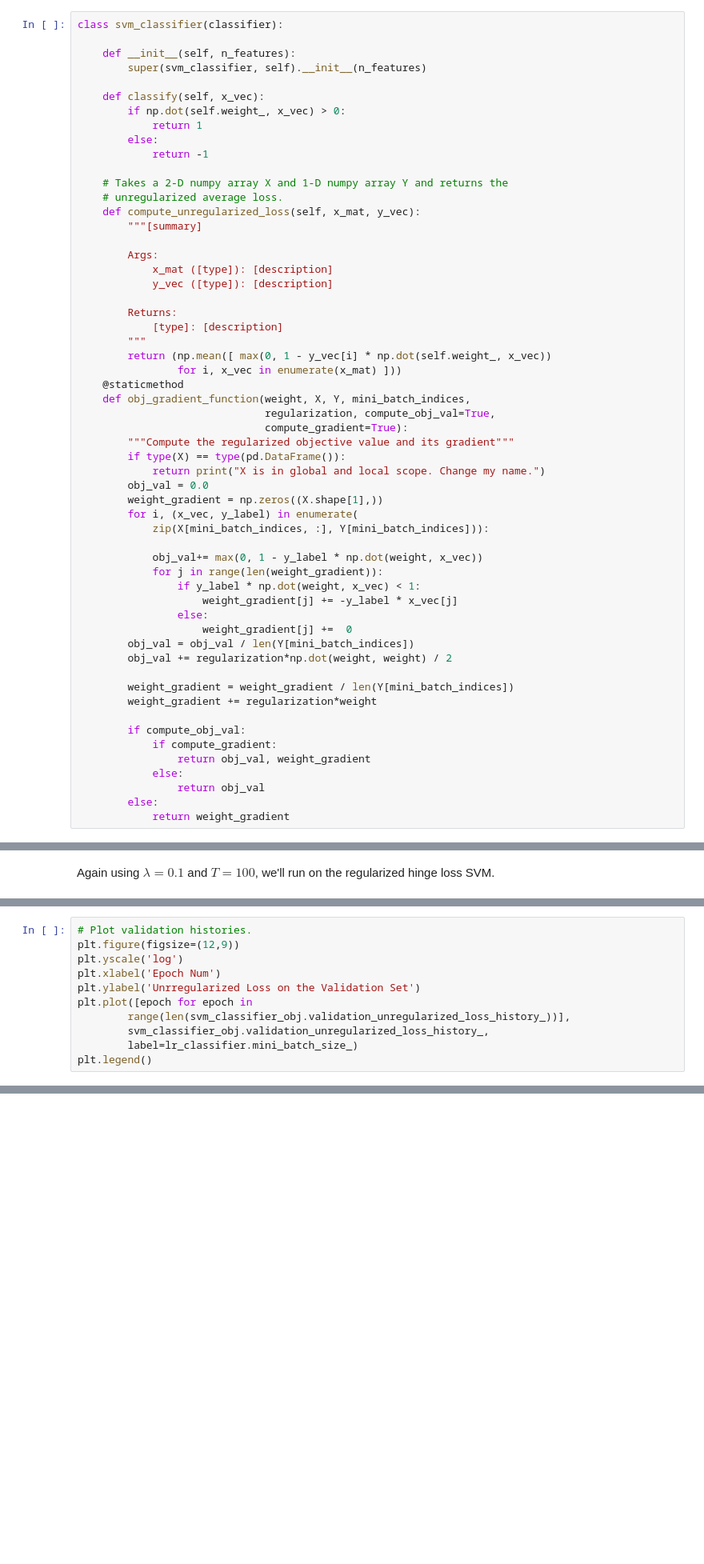
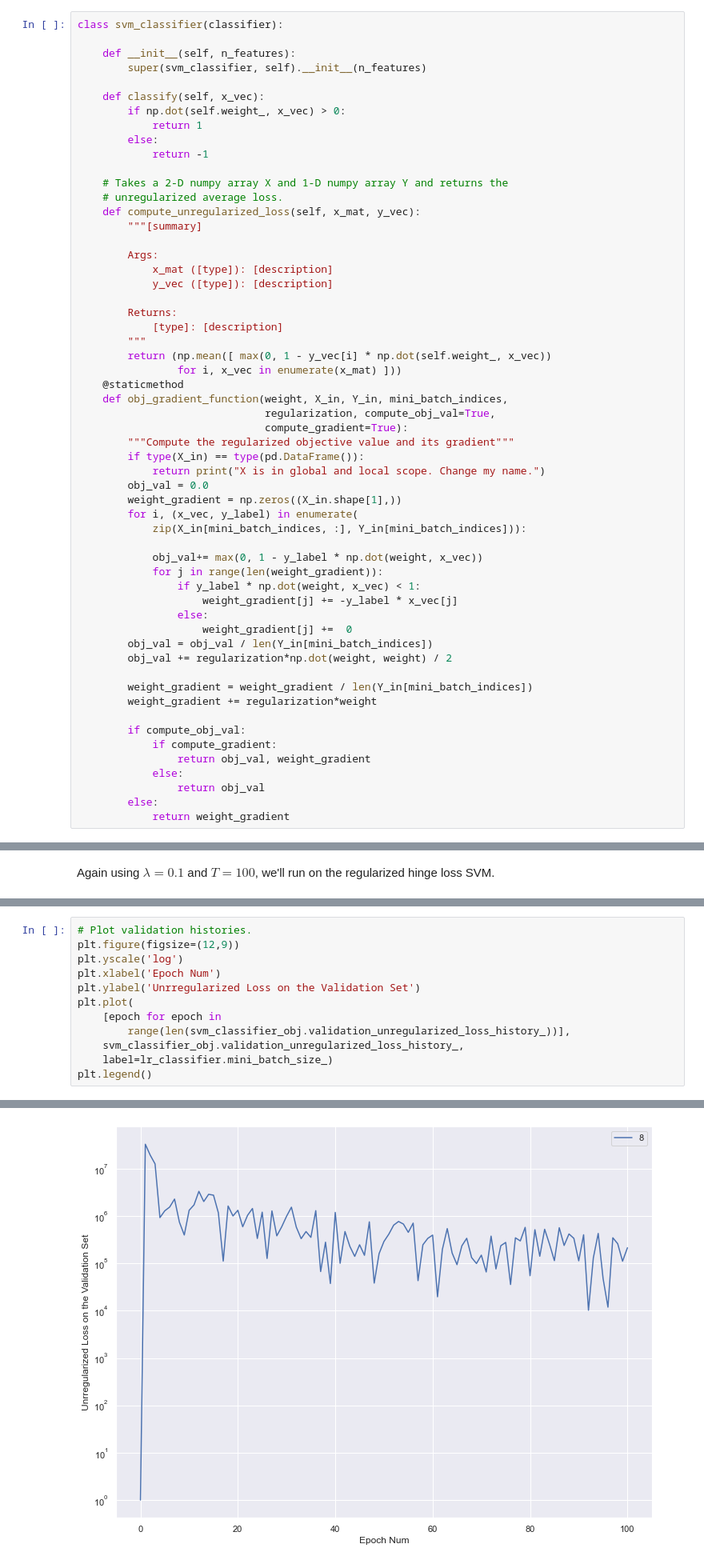
Before and after one commit to Unique-Divine/Click-Through-Rate-Prediction, a Jupyter notebook: CTR Prediction with Stochastic Gradient Descent.ipynb, the cells around one changed output, grey strips where cells are left out. Shown: that part at 80% size. Saved outputs shown, nothing was run; the diff lists cells and outputs as text; blank space fills up the shorter version.

```diff
--- a/CTR Prediction with Stochastic Gradient Descent.ipynb
+++ b/CTR Prediction with Stochastic Gradient Descent.ipynb
@@ -783,16 +785,16 @@ class svm_classifier(classifier):
         return (np.mean([ max(0, 1 - y_vec[i] * np.dot(self.weight_, x_vec))
                 for i, x_vec in enumerate(x_mat) ]))
     @staticmethod
-    def obj_gradient_function(weight, X, Y, mini_batch_indices,
+    def obj_gradient_function(weight, X_in, Y_in, mini_batch_indices,
                               regularization, compute_obj_val=True,
                               compute_gradient=True):
         """Compute the regularized objective value and its gradient"""
-        if type(X) == type(pd.DataFrame()):
+        if type(X_in) == type(pd.DataFrame()):
             return print("X is in global and local scope. Change my name.")
         obj_val = 0.0
-        weight_gradient = np.zeros((X.shape[1],))
+        weight_gradient = np.zeros((X_in.shape[1],))
         for i, (x_vec, y_label) in enumerate(
-            zip(X[mini_batch_indices, :], Y[mini_batch_indices])):
+            zip(X_in[mini_batch_indices, :], Y_in[mini_batch_indices])):
 
             obj_val+= max(0, 1 - y_label * np.dot(weight, x_vec))
             for j in range(len(weight_gradient)):
@@ -800,10 +802,10 @@ class svm_classifier(classifier):
                     weight_gradient[j] += -y_label * x_vec[j]
                 else:
                     weight_gradient[j] +=  0
-        obj_val = obj_val / len(Y[mini_batch_indices])
+        obj_val = obj_val / len(Y_in[mini_batch_indices])
         obj_val += regularization*np.dot(weight, weight) / 2
 
-        weight_gradient = weight_gradient / len(Y[mini_batch_indices])
+        weight_gradient = weight_gradient / len(Y_in[mini_batch_indices])
         weight_gradient += regularization*weight
 
         if compute_obj_val:
@@ -1170,8 +1185,10 @@ plt.figure(figsize=(12,9))
 plt.yscale('log')
 plt.xlabel('Epoch Num')
 plt.ylabel('Unrregularized Loss on the Validation Set')
-plt.plot([epoch for epoch in
+plt.plot(
+    [epoch for epoch in
         range(len(svm_classifier_obj.validation_unregularized_loss_history_))],
-        svm_classifier_obj.validation_unregularized_loss_history_,
-        label=lr_classifier.mini_batch_size_)
+    svm_classifier_obj.validation_unregularized_loss_history_,
+    label=lr_classifier.mini_batch_size_)
 plt.legend()
+# %% [output]
@@ -1178,3 +1196,4 @@ plt.legend()
+[figure, added]
 # %% [markdown]
 <a id='sTODO'></a>
 # TODO: #
```
Also changed, not shown: parts of 8 cells of this notebook.
